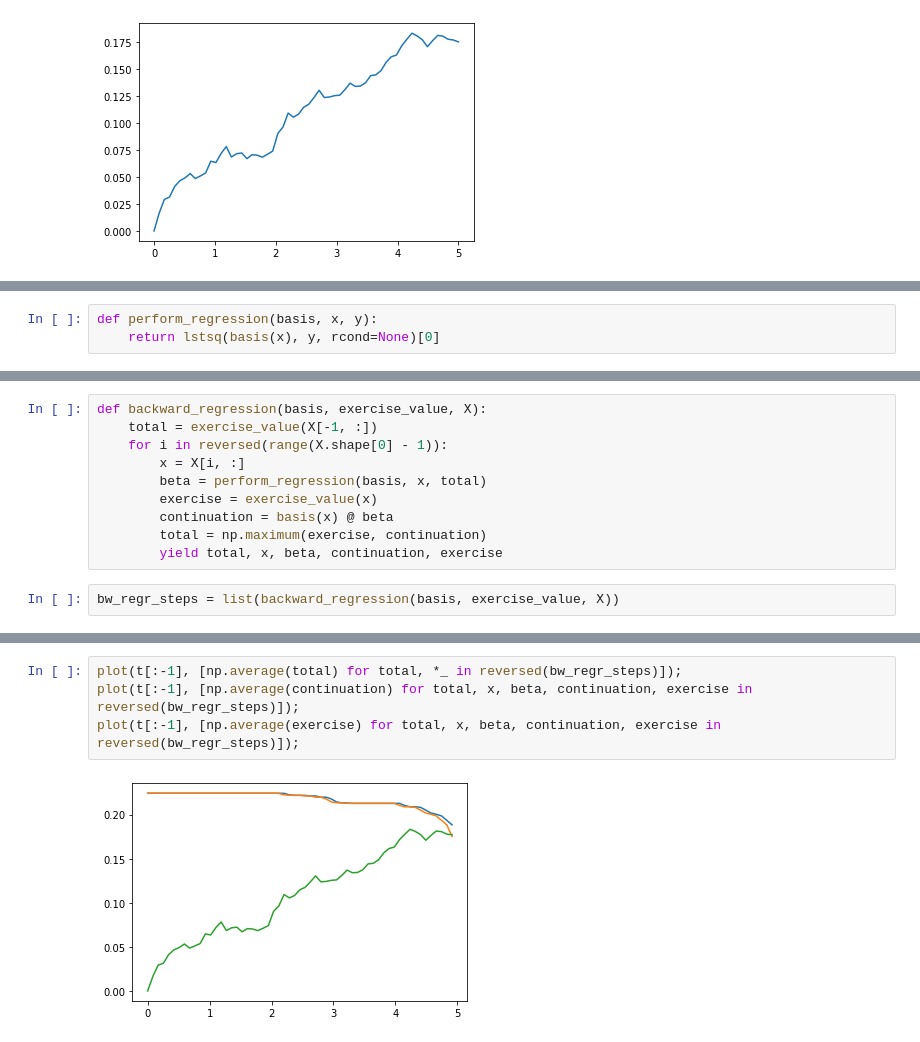
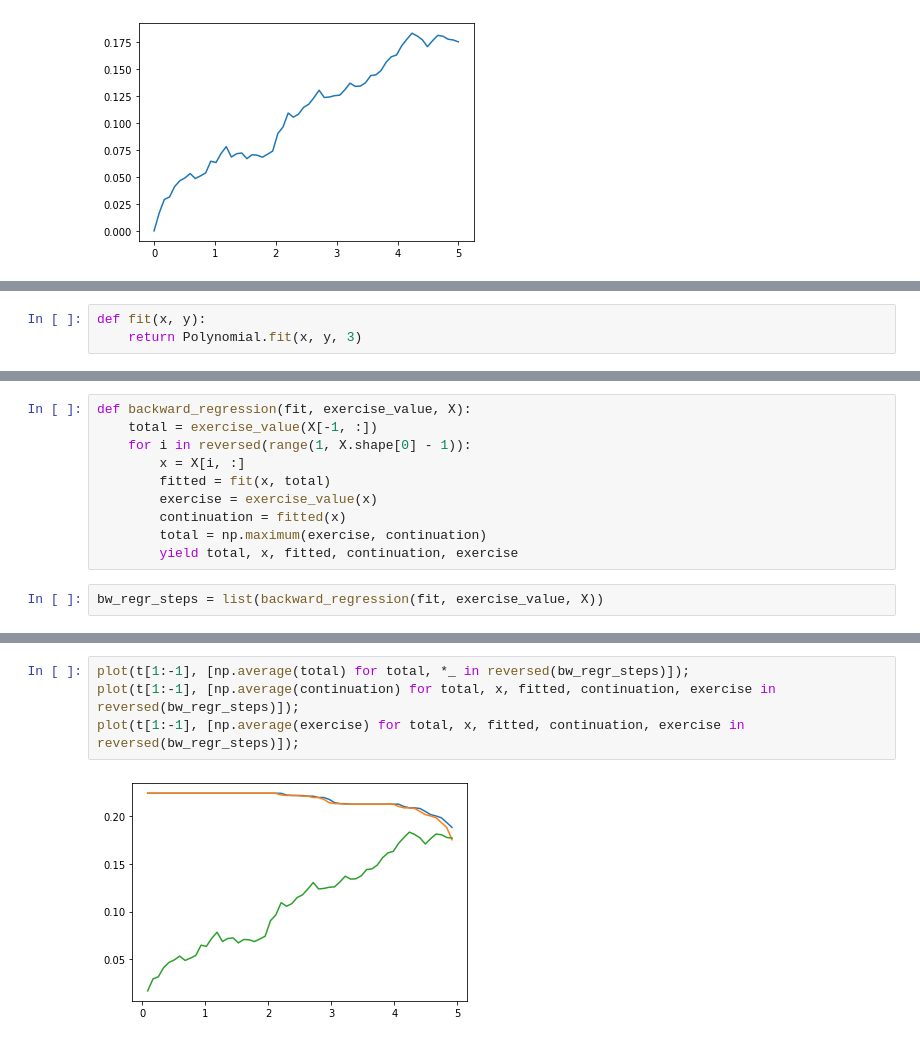
Before and after one commit to luphord/longstaff_schwartz, a Jupyter notebook: notebooks/Tinkering II.ipynb, the cells around one changed output, grey strips where cells are left out. Drawn from its saved outputs; the diff is of its cells as text.

```diff
--- a/notebooks/Tinkering II.ipynb
+++ b/notebooks/Tinkering II.ipynb
@@ -53,4 +52,4 @@ plot(x, basis(x), '.');
 # %%
-def perform_regression(basis, x, y):
-    return lstsq(basis(x), y, rcond=None)[0]
+def fit(x, y):
+    return Polynomial.fit(x, y, 3)
 # %%
@@ -72,15 +67,15 @@ plot(X[-2,:], basis(X[-2, :]) @ beta, '+');
 # %%
-def backward_regression(basis, exercise_value, X):
+def backward_regression(fit, exercise_value, X):
     total = exercise_value(X[-1, :])
-    for i in reversed(range(X.shape[0] - 1)):
+    for i in reversed(range(1, X.shape[0] - 1)):
         x = X[i, :]
-        beta = perform_regression(basis, x, total)
+        fitted = fit(x, total)
         exercise = exercise_value(x)
-        continuation = basis(x) @ beta
+        continuation = fitted(x)
         total = np.maximum(exercise, continuation)
-        yield total, x, beta, continuation, exercise
+        yield total, x, fitted, continuation, exercise
 # %%
-bw_regr_steps = list(backward_regression(basis, exercise_value, X))
+bw_regr_steps = list(backward_regression(fit, exercise_value, X))
 # %%
 @interact(n_steps=IntSlider(min=1, max=X.shape[0]-2, value=1))
 def step(n_steps):
@@ -91,9 +86,9 @@ def step(n_steps):
 # %% [output]
 interactive(children=(IntSlider(value=1, description='n_steps', max=58, min=1), Output()), _dom_classes=('widg…
 # %%
-plot(t[:-1], [np.average(total) for total, *_ in reversed(bw_regr_steps)]);
-plot(t[:-1], [np.average(continuation) for total, x, beta, continuation, exercise in reversed(bw_regr_steps)]);
-plot(t[:-1], [np.average(exercise) for total, x, beta, continuation, exercise in reversed(bw_regr_steps)]);
+plot(t[1:-1], [np.average(total) for total, *_ in reversed(bw_regr_steps)]);
+plot(t[1:-1], [np.average(continuation) for total, x, fitted, continuation, exercise in reversed(bw_regr_steps)]);
+plot(t[1:-1], [np.average(exercise) for total, x, fitted, continuation, exercise in reversed(bw_regr_steps)]);
 # %% [output]
-[figure, old version]
+[figure, new version]
 # %%
```
Also changed, not shown: parts of 11 cells of this notebook.
